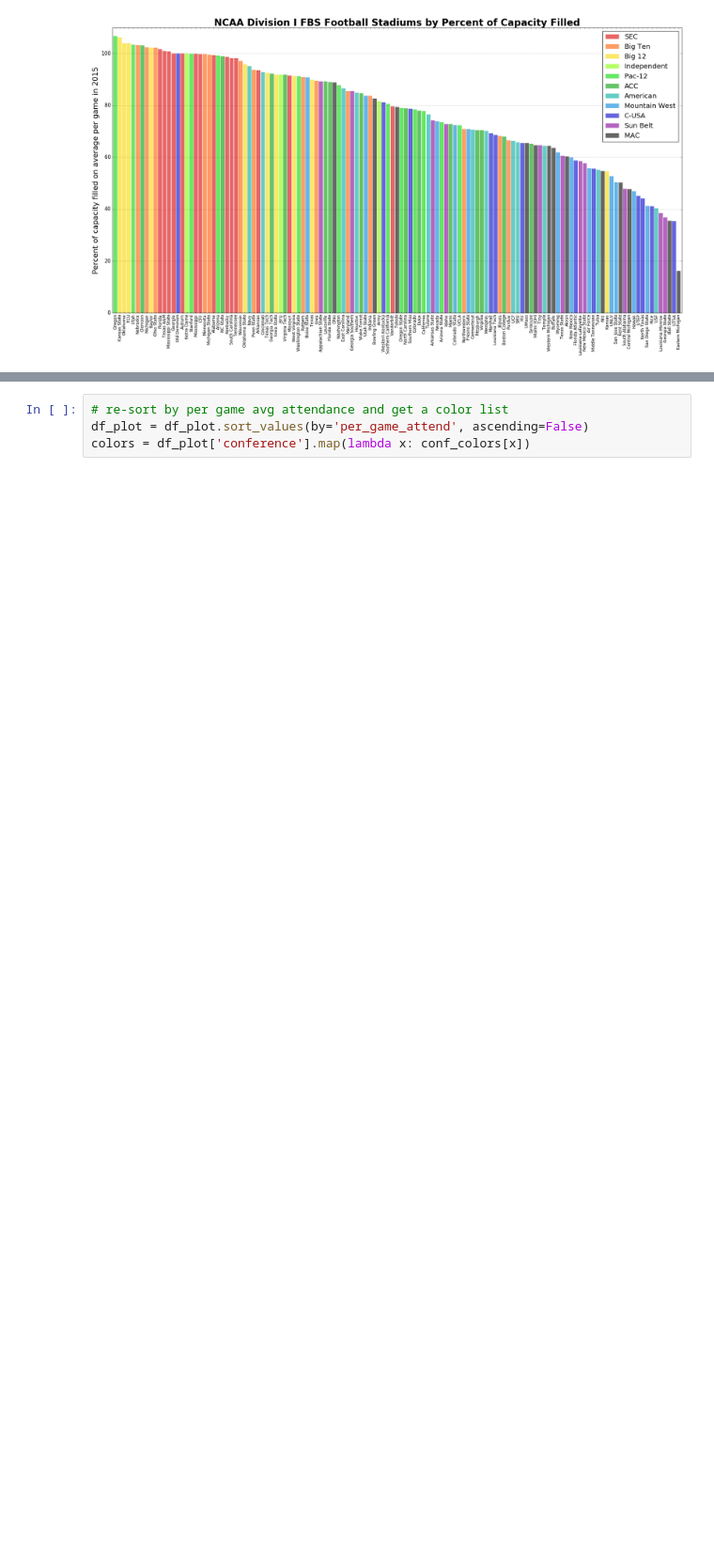
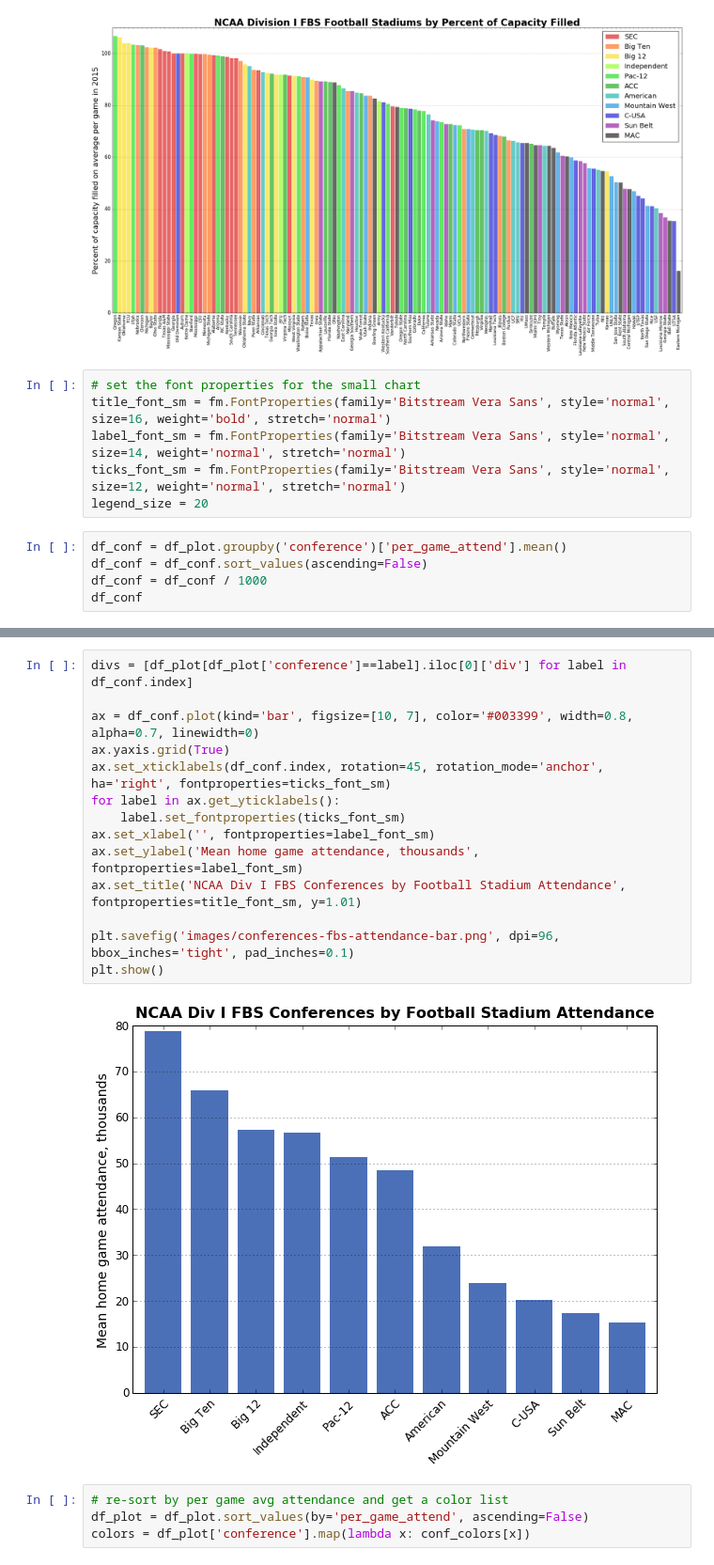
Before and after one commit to gboeing/data-visualization, a Jupyter notebook: ncaa-football-stadiums/stadium-attendance-analysis.ipynb, the cells around one changed output, grey strips where cells are left out. Shown at 94% size. Drawn from its saved outputs; the diff is of its cells as text; blank space fills up the shorter version.

Commit message:
added conference attendance analysis

```diff
--- a/ncaa-football-stadiums/stadium-attendance-analysis.ipynb
+++ b/ncaa-football-stadiums/stadium-attendance-analysis.ipynb
@@ -173,3 +179,14 @@ plt.savefig('images/stadiums-fbs-fill-conf-bar.png', dpi=96, bbox_inches='tight'
 plt.show()
 # %% [output]
 [figure]
+# %%
+# set the font properties for the small chart
+title_font_sm = fm.FontProperties(family='Bitstream Vera Sans', style='normal', size=16, weight='bold', stretch='normal')
+label_font_sm = fm.FontProperties(family='Bitstream Vera Sans', style='normal', size=14, weight='normal', stretch='normal')
+ticks_font_sm = fm.FontProperties(family='Bitstream Vera Sans', style='normal', size=12, weight='normal', stretch='normal')
+legend_size = 20
+# %%
+df_conf = df_plot.groupby('conference')['per_game_attend'].mean()
+df_conf = df_conf.sort_values(ascending=False)
+df_conf = df_conf / 1000
+df_conf
@@ -176,3 +207,19 @@ plt.show()
+# %%
+divs = [df_plot[df_plot['conference']==label].iloc[0]['div'] for label in df_conf.index]
+
+ax = df_conf.plot(kind='bar', figsize=[10, 7], color='#003399', width=0.8, alpha=0.7, linewidth=0)
+ax.yaxis.grid(True)
+ax.set_xticklabels(df_conf.index, rotation=45, rotation_mode='anchor', ha='right', fontproperties=ticks_font_sm)
+for label in ax.get_yticklabels():
+    label.set_fontproperties(ticks_font_sm)
+ax.set_xlabel('', fontproperties=label_font_sm)
+ax.set_ylabel('Mean home game attendance, thousands', fontproperties=label_font_sm)
+ax.set_title('NCAA Div I FBS Conferences by Football Stadium Attendance', fontproperties=title_font_sm, y=1.01)
+
+plt.savefig('images/conferences-fbs-attendance-bar.png', dpi=96, bbox_inches='tight', pad_inches=0.1)
+plt.show()
+# %% [output]
+[figure, added]
 # %%
 # re-sort by per game avg attendance and get a color list
 df_plot = df_plot.sort_values(by='per_game_attend', ascending=False)
```
Also changed, not shown: parts of 2 cells of this notebook, 11 other files.
